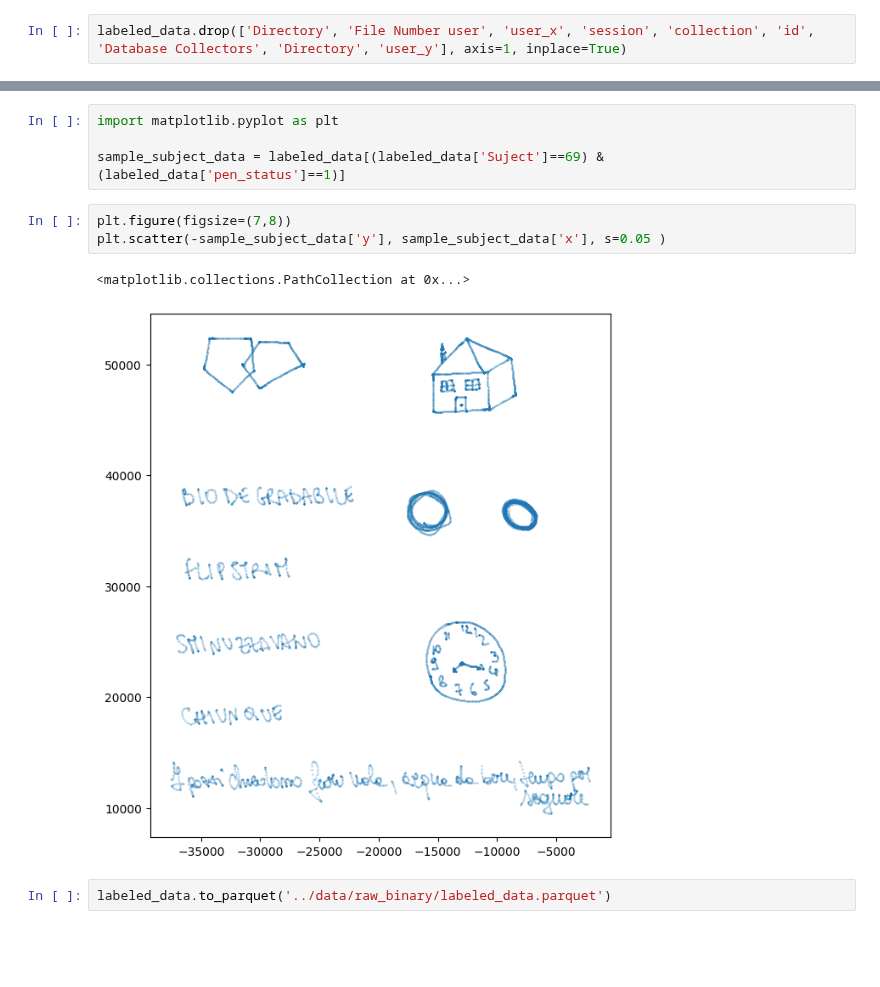
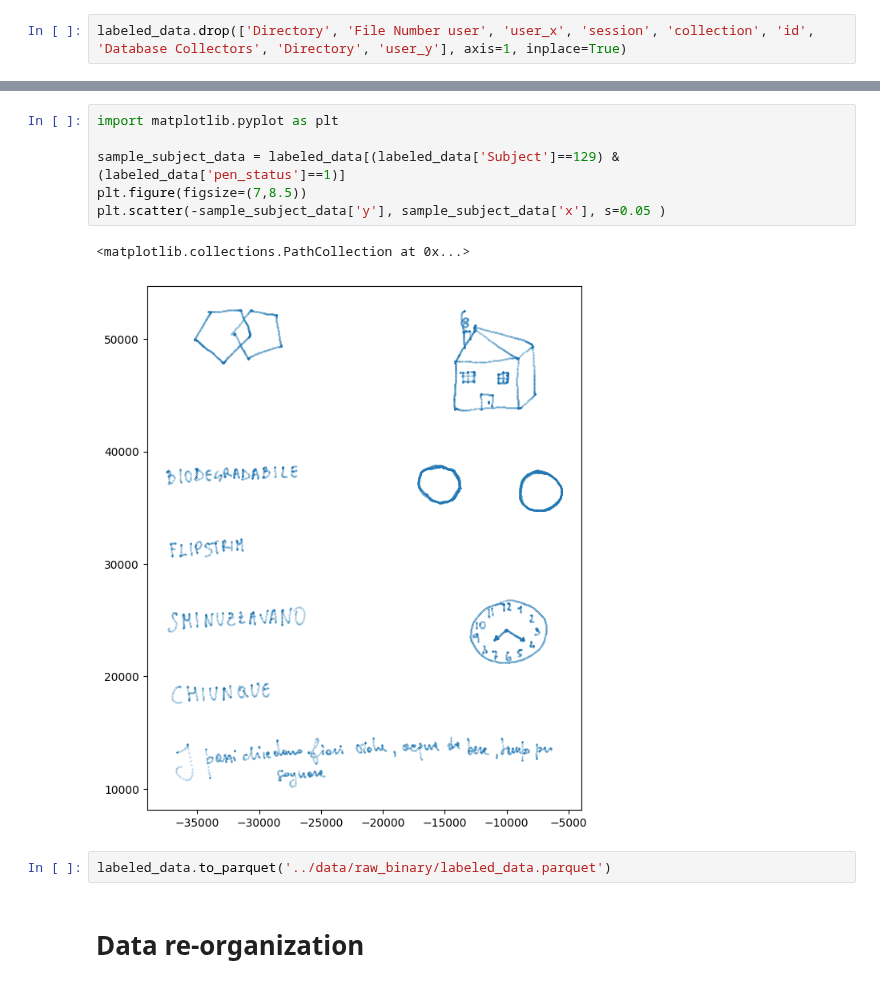
Before and after one commit to PosgradoMNA/Proyecto_Integrador_Equipo_11, a Jupyter notebook: notebooks/DataPreparation.ipynb, the cells around one changed output, grey strips where cells are left out. Saved outputs shown, nothing was run; the diff lists cells and outputs as text; blank space fills up the shorter version.

```diff
--- a/notebooks/DataPreparation.ipynb
+++ b/notebooks/DataPreparation.ipynb
@@ -90,12 +85,13 @@ labeled_data[labeled_data['Suject']==1]
 # %%
 import matplotlib.pyplot as plt
 
-sample_subject_data = labeled_data[(labeled_data['Suject']==69) & (labeled_data['pen_status']==1)]
+sample_subject_data = labeled_data[(labeled_data['Subject']==129) & (labeled_data['pen_status']==1)]
+plt.figure(figsize=(7,8.5))
+plt.scatter(-sample_subject_data['y'], sample_subject_data['x'], s=0.05 )
+# %% [output]
+<matplotlib.collections.PathCollection at 0x...>
+[figure, added]
-# %%
-plt.figure(figsize=(7,8))
-plt.scatter(-sample_subject_data['y'], sample_subject_data['x'], s=0.05 )
-# %% [output]
-<matplotlib.collections.PathCollection at 0x...>
-[figure, removed]
 # %%
 labeled_data.to_parquet('../data/raw_binary/labeled_data.parquet')
+# %% [markdown]
+# Data re-organization
```
Also changed, not shown: parts of 14 cells of this notebook, 2 other files.
